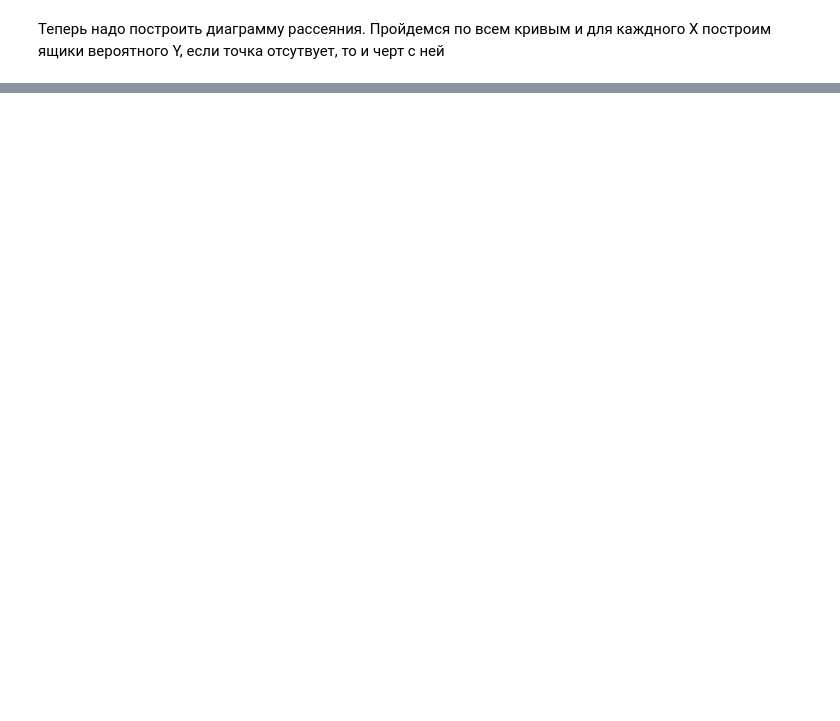
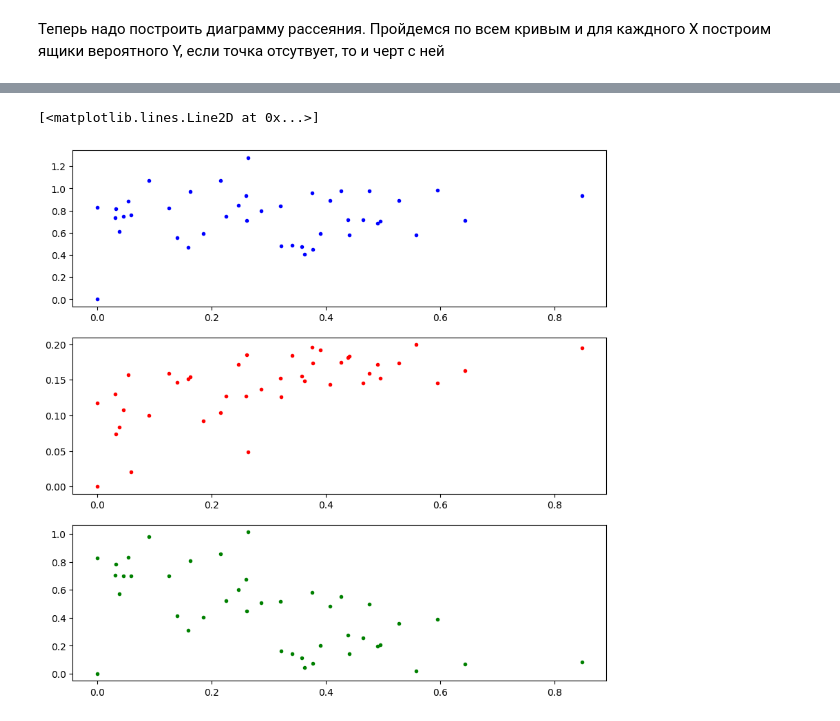
Before and after one commit to ololoshka2871/laser-precision-adjust, a Jupyter notebook: find_shot/analise_all_data.ipynb, the cells around one changed output, grey strips where cells are left out. Saved outputs shown, nothing was run; the diff lists cells and outputs as text; code cells hidden in the pictures; blank space fills up the shorter version.

```diff
--- a/find_shot/analise_all_data.ipynb
+++ b/find_shot/analise_all_data.ipynb
@@ -299,0 +310,25 @@ plt.plot(x, medians, 'r-',
+# %%
+s = np.zeros((4,), dtype=np.float64)
+for falling, raizing in zip(falling_fragments, moved_fragments):
+    # глубина провала (игнорируя None)
+    non_none_falling = list(filter(lambda x: x is not None, falling))
+    fd = max(non_none_falling) - min(non_none_falling)
+
+    # апроксимация подёма
+    x = np.linspace(0, len(raizing) - 1, len(raizing))
+    raising_coeffs, _ = optimize.curve_fit(f_aprox, x, raizing, p0=median_coeffs, maxfev=10000)
+
+    raising_target = raising_coeffs[0]
+    if raising_target > 2:
+        continue
+    speed = raising_coeffs[1]
+
+    s = np.vstack((s, (fd, raising_target, speed, raising_target - fd)))
+
+fig, ax = plt.subplots(3, 1, figsize=(10,10))
+ax[0].plot(s[:, 0], s[:, 1], 'b.', label='Цель роста')
+ax[1].plot(s[:, 0], s[:, 2], 'r.', label='Скорость роста')
+ax[2].plot(s[:, 0], s[:, 3], 'g.', label='Разница между целью роста и глубиной провала')
+# %% [output]
+[<matplotlib.lines.Line2D at 0x...>]
+[figure, added]
```
Also changed, not shown: parts of 10 cells of this notebook.
